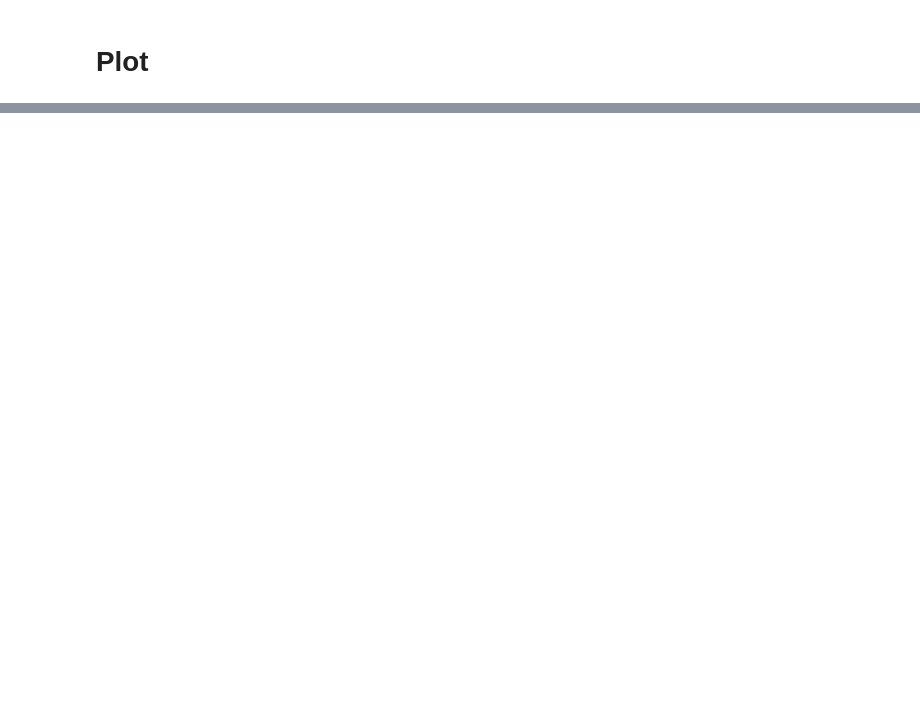
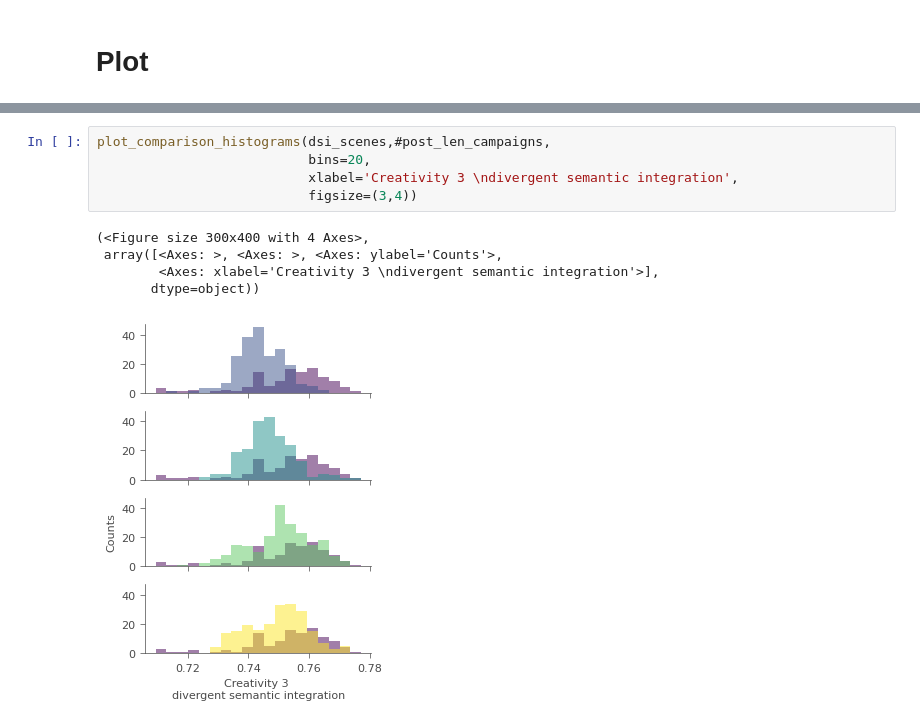
Before and after one commit to AnnieStephenson/dnd-dynamics, a Jupyter notebook: tutorials/game_log_analysis_tutorial.ipynb, the cells around one changed output, grey strips where cells are left out. Saved outputs shown, nothing was run; the diff lists cells and outputs as text; blank space fills up the shorter version.

```diff
--- a/tutorials/game_log_analysis_tutorial.ipynb
+++ b/tutorials/game_log_analysis_tutorial.ipynb
@@ -283,0 +437,11 @@ plot_histogram(dsi_scenes, bins=50, xlabel='dsi by campaign')
+# %%
+plot_comparison_histograms(dsi_scenes,#post_len_campaigns,
+                           bins=20,
+                           xlabel='Creativity 3 \ndivergent semantic integration',
+                           figsize=(3,4))
+# %% [output]
+(<Figure size 300x400 with 4 Axes>,
+ array([<Axes: >, <Axes: >, <Axes: ylabel='Counts'>,
+        <Axes: xlabel='Creativity 3 \ndivergent semantic integration'>],
+       dtype=object))
+[figure, added]
```
Also changed, not shown: parts of 16 cells of this notebook.
